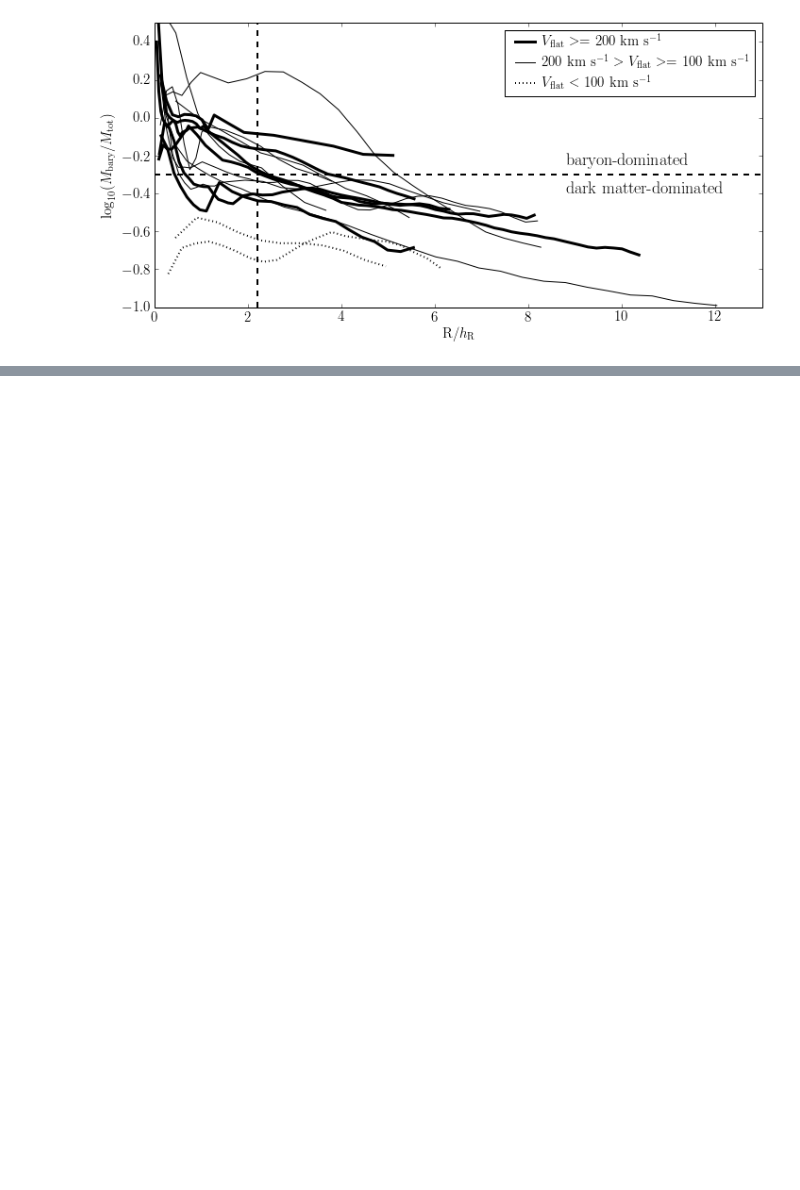
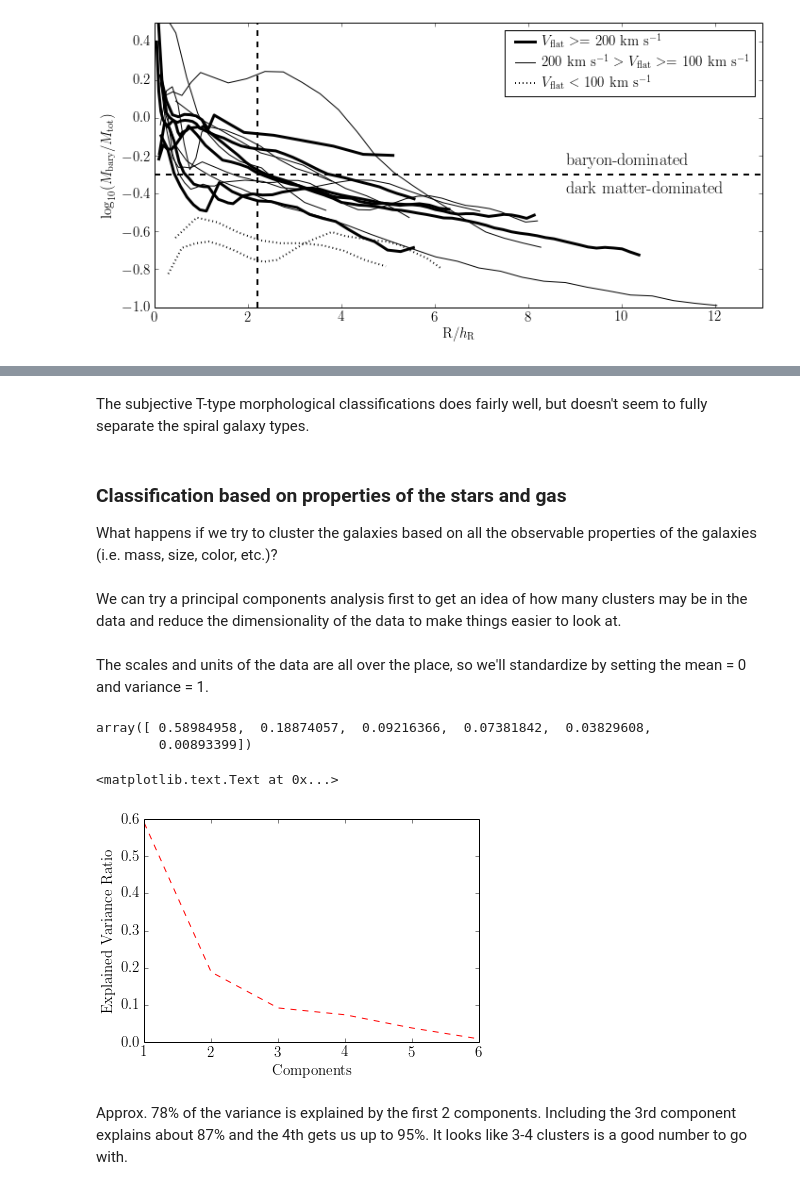
Before and after one commit to erichards/DissertationResearch, a Jupyter notebook: galaxiesEDA.ipynb, the cells around one changed output, grey strips where cells are left out. Saved outputs shown, nothing was run; the diff lists cells and outputs as text; code cells hidden in the pictures; blank space fills up the shorter version.

```diff
--- a/galaxiesEDA.ipynb
+++ b/galaxiesEDA.ipynb
@@ -555,0 +397,8 @@ plt.ylabel('IBU (bitterness)')
+# %% [markdown]
+The subjective T-type morphological classifications does fairly well, but doesn't seem to fully separate the spiral galaxy types.
+# %% [markdown]
+### Classification based on properties of the stars and gas
+
+What happens if we try to cluster the galaxies based on all the observable properties of the galaxies (i.e. mass, size, color, etc.)?
+# %% [markdown]
+We can try a principal components analysis first to get an idea of how many clusters may be in the data and reduce the dimensionality of the data to make things easier to look at.
@@ -555,0 +412,29 @@ plt.ylabel('IBU (bitterness)')
+# %%
+# Data needs to be in an array
+pca_array = clustdf[clustCols].values
+# %% [markdown]
+The scales and units of the data are all over the place, so we'll standardize by setting the mean = 0 and variance = 1.
+# %%
+from sklearn.preprocessing import StandardScaler
+pca_std = StandardScaler().fit_transform(pca_array)
+# %%
+from sklearn.decomposition import PCA as PCA
+pca_model = PCA(n_components=6)
+pca_fit = pca_model.fit_transform(pca_std)
+# %%
+pca_var = pca_model.explained_variance_ratio_
+pca_var
+# %% [output]
+array([ 0.58984958,  0.18874057,  0.09216366,  0.07381842,  0.03829608,
+        0.00893399])
+# %%
+x = np.arange(1,7)
+plt.figure(figsize=(6, 4))
+plt.plot(x, pca_var, 'r--')
+plt.xlabel('Components')
+plt.ylabel('Explained Variance Ratio')
+# %% [output]
+<matplotlib.text.Text at 0x...>
+[figure, added]
+# %% [markdown]
+Approx. 78% of the variance is explained by the first 2 components. Including the 3rd component explains about 87% and the 4th gets us up to 95%. It looks like 3-4 clusters is a good number to go with.
```
Also changed, not shown: parts of 49 cells of this notebook.
